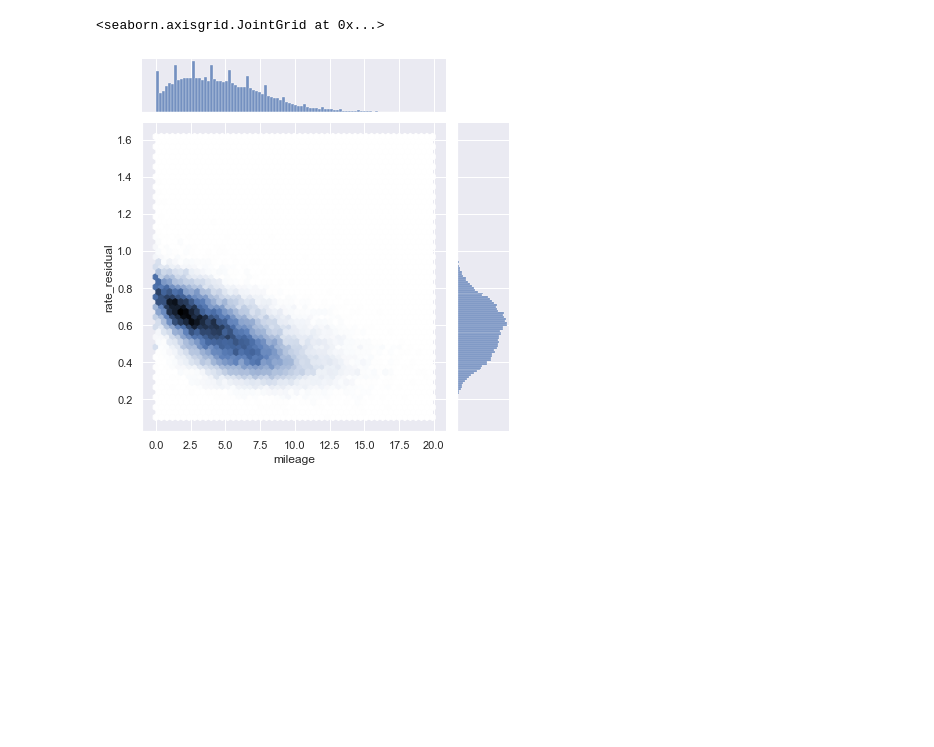
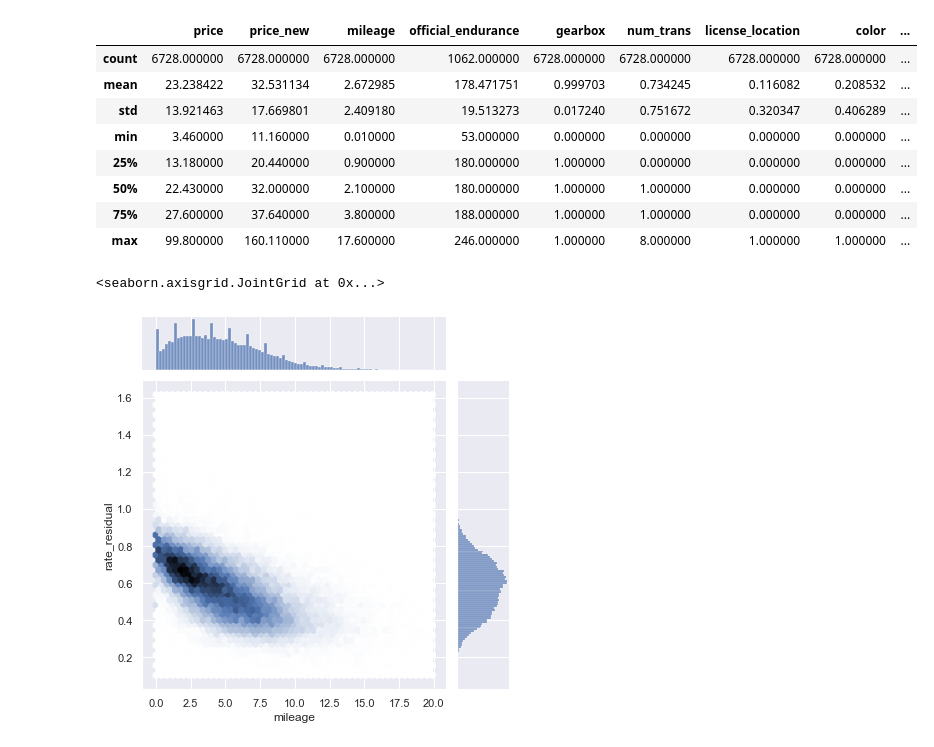
Before and after one commit to UsedCarPricingProgram/UsedCarPricing, a Jupyter notebook: EDA/EDA.ipynb, the cells around one changed output. Cells and saved outputs as stored; diff of their text form; code cells hidden in the pictures; blank space fills up the shorter version.

```diff
--- a/EDA/EDA.ipynb
+++ b/EDA/EDA.ipynb
@@ -53,3 +77,15 @@ df.head(40)
+# %%
+df_m.describe()
+# %% [output]
+|  | price | price_new | mileage | official_endurance | gearbox | num_trans | license_location | color | ... |
+| count | 6728.000000 | 6728.000000 | 6728.000000 | 1062.000000 | 6728.000000 | 6728.000000 | 6728.000000 | 6728.000000 | ... |
+| mean | 23.238422 | 32.531134 | 2.672985 | 178.471751 | 0.999703 | 0.734245 | 0.116082 | 0.208532 | ... |
+| std | 13.921463 | 17.669801 | 2.409180 | 19.513273 | 0.017240 | 0.751672 | 0.320347 | 0.406289 | ... |
+| min | 3.460000 | 11.160000 | 0.010000 | 53.000000 | 0.000000 | 0.000000 | 0.000000 | 0.000000 | ... |
+| 25% | 13.180000 | 20.440000 | 0.900000 | 180.000000 | 1.000000 | 0.000000 | 0.000000 | 0.000000 | ... |
+| 50% | 22.430000 | 32.000000 | 2.100000 | 180.000000 | 1.000000 | 1.000000 | 0.000000 | 0.000000 | ... |
+| 75% | 27.600000 | 37.640000 | 3.800000 | 188.000000 | 1.000000 | 1.000000 | 0.000000 | 0.000000 | ... |
+| max | 99.800000 | 160.110000 | 17.600000 | 246.000000 | 1.000000 | 8.000000 | 1.000000 | 1.000000 | ... |
 # %%
 sns.jointplot(x = 'mileage', y = 'rate_residual', data = df_p ,kind = 'hex')
 # %% [output]
```
Also changed, not shown: parts of 3 cells of this notebook, 1 other file.
